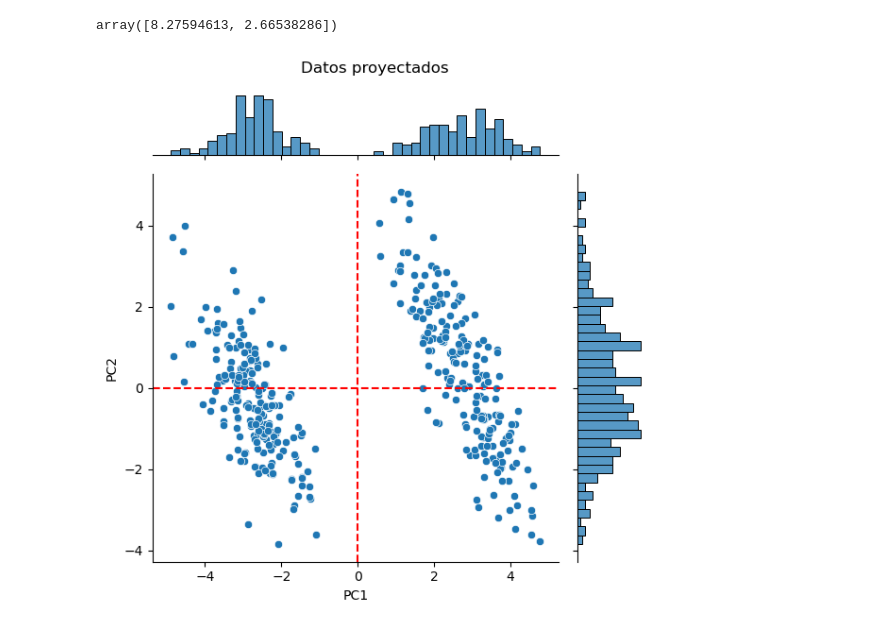
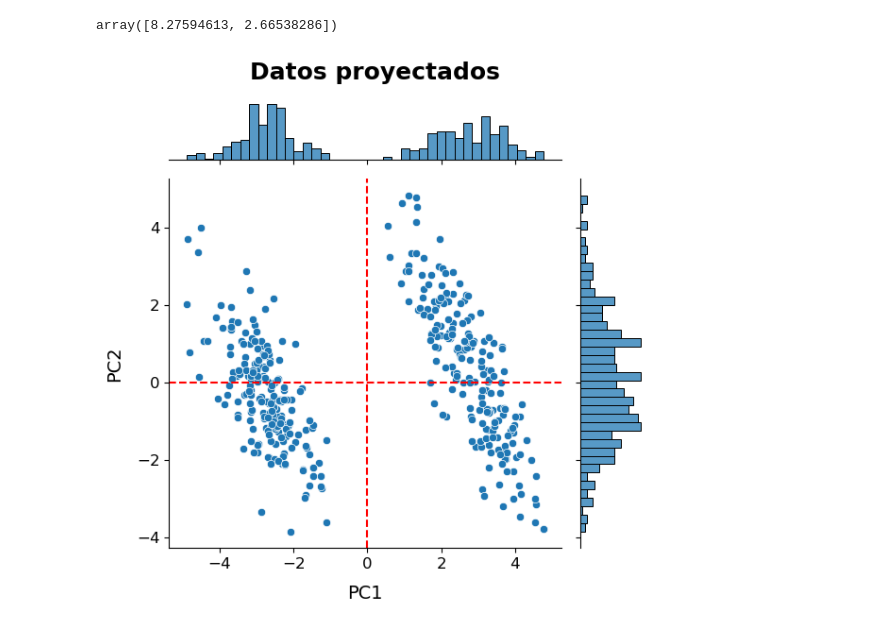
Before and after one commit to Otza02/presentacion-PCA, a Jupyter notebook: graficos.ipynb, the cells around one changed output. Drawn from its saved outputs; the diff is of its cells as text; code cells hidden in the pictures.

```diff
--- a/graficos.ipynb
+++ b/graficos.ipynb
@@ -57,11 +65,15 @@ array([8.27594613, 2.66538286])
 # %%
 g = sns.jointplot(pd.DataFrame(scores, columns=["PC1", "PC2"]), x="PC1", y="PC2", marginal_kws={"bins":40, "fill":True}, height=6);
 
 g.ax_joint.axhline(0, linestyle="--", color="red")
 g.ax_joint.axvline(0, linestyle="--", color="red");
 
-g.figure.suptitle("Datos proyectados")
+g.figure.suptitle("Datos proyectados", fontsize=18, fontweight="bold")
+g.ax_joint.set_xlabel("PC1", fontsize=14, labelpad=10)
+g.ax_joint.set_ylabel("PC2", fontsize=14, labelpad=10)
+g.ax_joint.tick_params(axis='both', labelsize=12)
+
 g.figure.tight_layout();
-g.figure.savefig("img/ejemplo1_proyectado.png", dpi=300, bbox_inches="tight")
+g.figure.savefig("img/ejemplo2_proyectado.png", dpi=300, bbox_inches="tight", )
 # %% [output]
-[figure, old version]
+[figure, new version]
```
Also changed, not shown: parts of 2 cells of this notebook, 8 other files.
